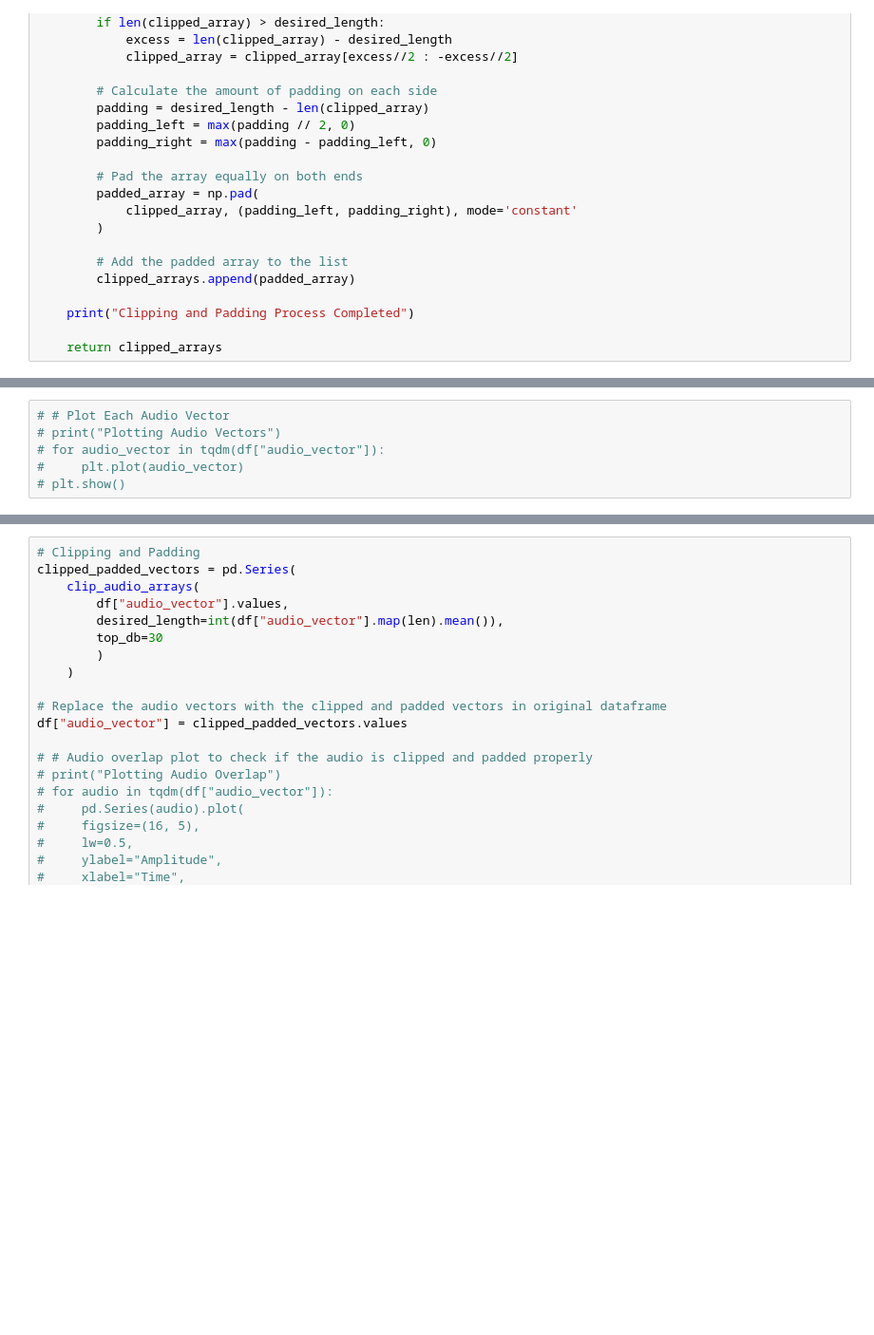
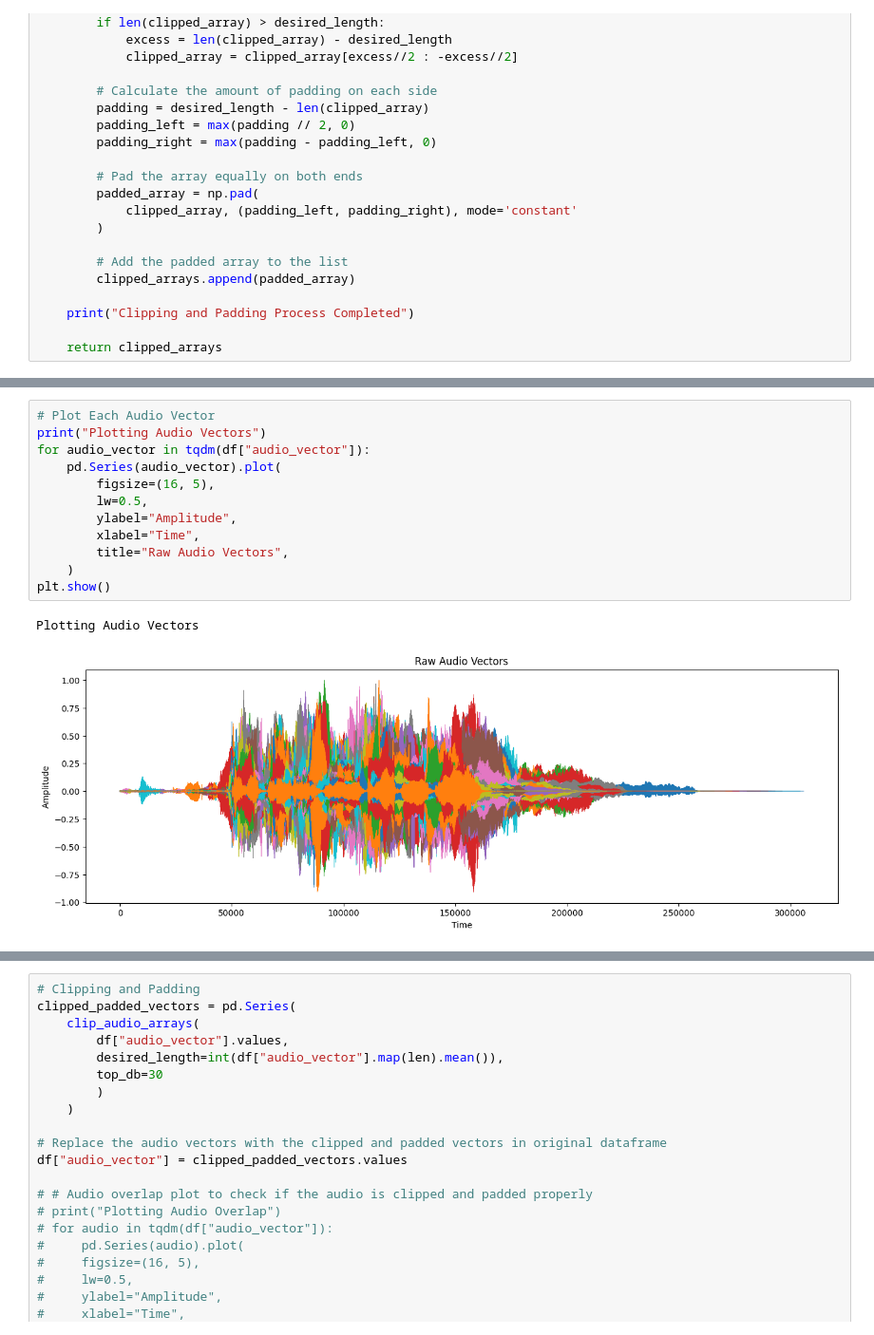
Before and after one commit to IbtihajT/Singing_Emotion_Prediction_with_Machine_Learning, a Jupyter notebook: main.ipynb, the cells around one changed output, grey strips where cells are left out. Shown at 95% size. Drawn from its saved outputs; the diff is of its cells as text; blank space fills up the shorter version.

Commit message:
Add Raw Audio Vectors Plot Add Peak Normalised Audio Vectors Plot

```diff
--- a/main.ipynb
+++ b/main.ipynb
@@ -193,8 +202,17 @@ for ax, column in zip(axes.flatten(), df.columns[3:]):
 # %%
-# # Plot Each Audio Vector
-# print("Plotting Audio Vectors")
-# for audio_vector in tqdm(df["audio_vector"]):
-#     plt.plot(audio_vector)
-# plt.show()
+# Plot Each Audio Vector
+print("Plotting Audio Vectors")
+for audio_vector in tqdm(df["audio_vector"]):
+    pd.Series(audio_vector).plot(
+        figsize=(16, 5),
+        lw=0.5,
+        ylabel="Amplitude",
+        xlabel="Time",
+        title="Raw Audio Vectors",
+    )
+plt.show()
+# %% [output]
+Plotting Audio Vectors
+[figure, added]
 # %%
 # Peak Normalisation with LUFS
```
Also changed, not shown: parts of 4 cells of this notebook.
